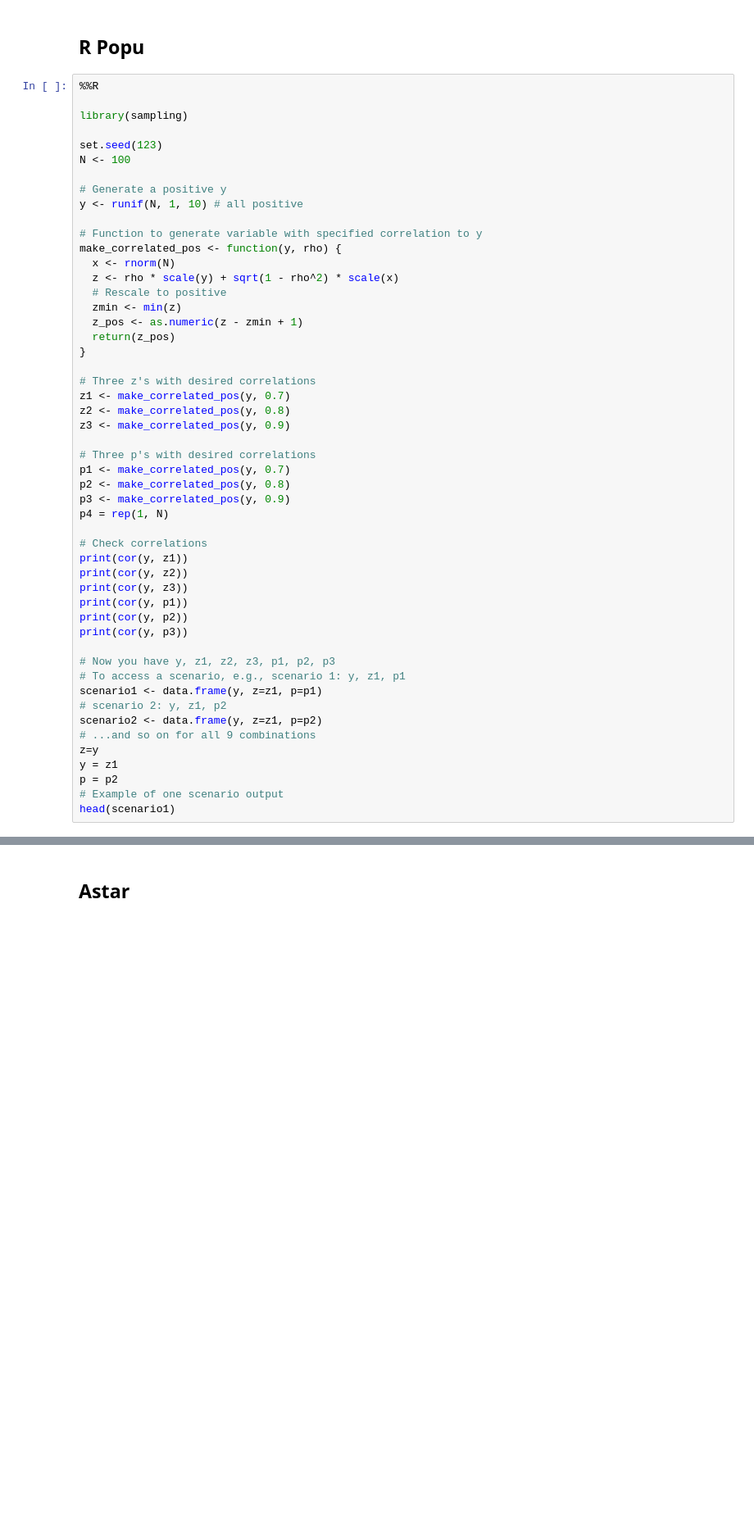
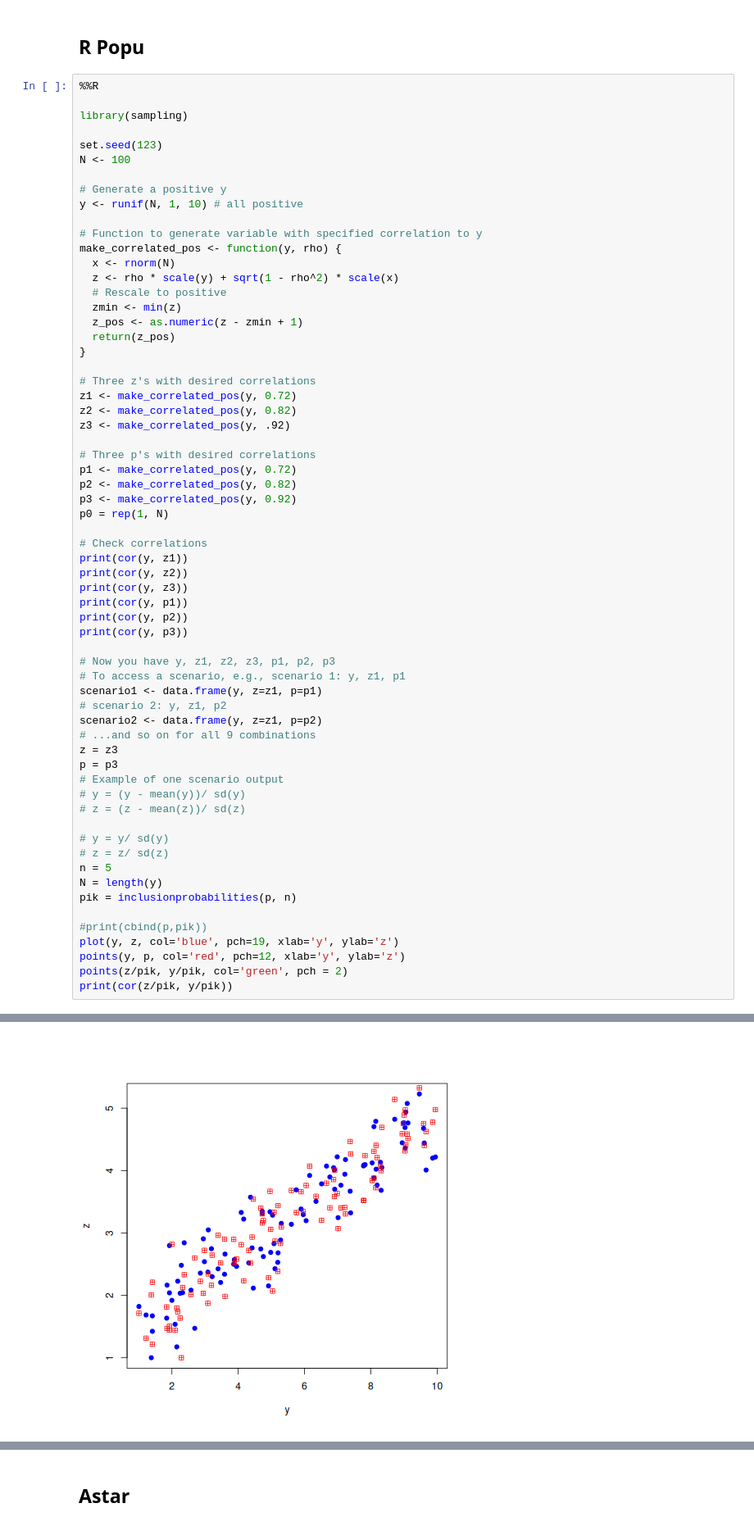
Before and after one commit to mehdimhb/geometric-sampling, a Jupyter notebook: Bardia GFS/A_Star_Optimal_GFS_6_simulate_data.ipynb, the cells around one changed output, grey strips where cells are left out. Shown at 82% size. Saved outputs shown, nothing was run; the diff lists cells and outputs as text; blank space fills up the shorter version.

```diff
--- a/Bardia GFS/A_Star_Optimal_GFS_6_simulate_data.ipynb
+++ b/Bardia GFS/A_Star_Optimal_GFS_6_simulate_data.ipynb
@@ -331,15 +300,15 @@ make_correlated_pos <- function(y, rho) {
 }
 
 # Three z's with desired correlations
-z1 <- make_correlated_pos(y, 0.7)
-z2 <- make_correlated_pos(y, 0.8)
-z3 <- make_correlated_pos(y, 0.9)
+z1 <- make_correlated_pos(y, 0.72)
+z2 <- make_correlated_pos(y, 0.82)
+z3 <- make_correlated_pos(y, .92)
 
 # Three p's with desired correlations
-p1 <- make_correlated_pos(y, 0.7)
-p2 <- make_correlated_pos(y, 0.8)
-p3 <- make_correlated_pos(y, 0.9)
-p4 = rep(1, N)
+p1 <- make_correlated_pos(y, 0.72)
+p2 <- make_correlated_pos(y, 0.82)
+p3 <- make_correlated_pos(y, 0.92)
+p0 = rep(1, N)
 
 # Check correlations
 print(cor(y, z1))
@@ -355,9 +324,21 @@ scenario1 <- data.frame(y, z=z1, p=p1)
 # scenario 2: y, z1, p2
 scenario2 <- data.frame(y, z=z1, p=p2)
 # ...and so on for all 9 combinations
-z=y
-y = z1
-p = p2
+z = z3
+p = p3
 # Example of one scenario output
-head(scenario1)
+# y = (y - mean(y))/ sd(y)
+# z = (z - mean(z))/ sd(z)
+
+# y = y/ sd(y)
+# z = z/ sd(z)
+n = 5
+N = length(y)
+pik = inclusionprobabilities(p, n)
+
+#print(cbind(p,pik))
+plot(y, z, col='blue', pch=19, xlab='y', ylab='z')
+points(y, p, col='red', pch=12, xlab='y', ylab='z')
+points(z/pik, y/pik, col='green', pch = 2)
+print(cor(z/pik, y/pik))
 # %% [output]
@@ -376,0 +352 @@ head(scenario1)
+[figure, added]
```
Also changed, not shown: parts of 29 cells of this notebook, 10 other files.
